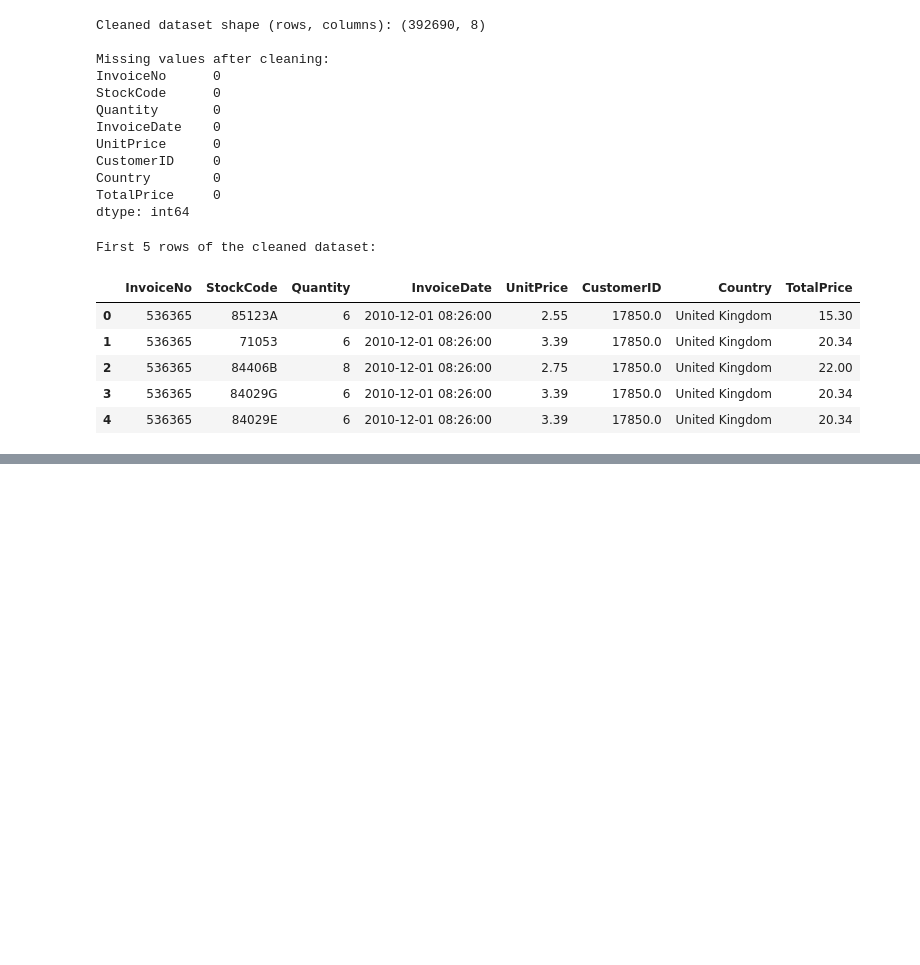
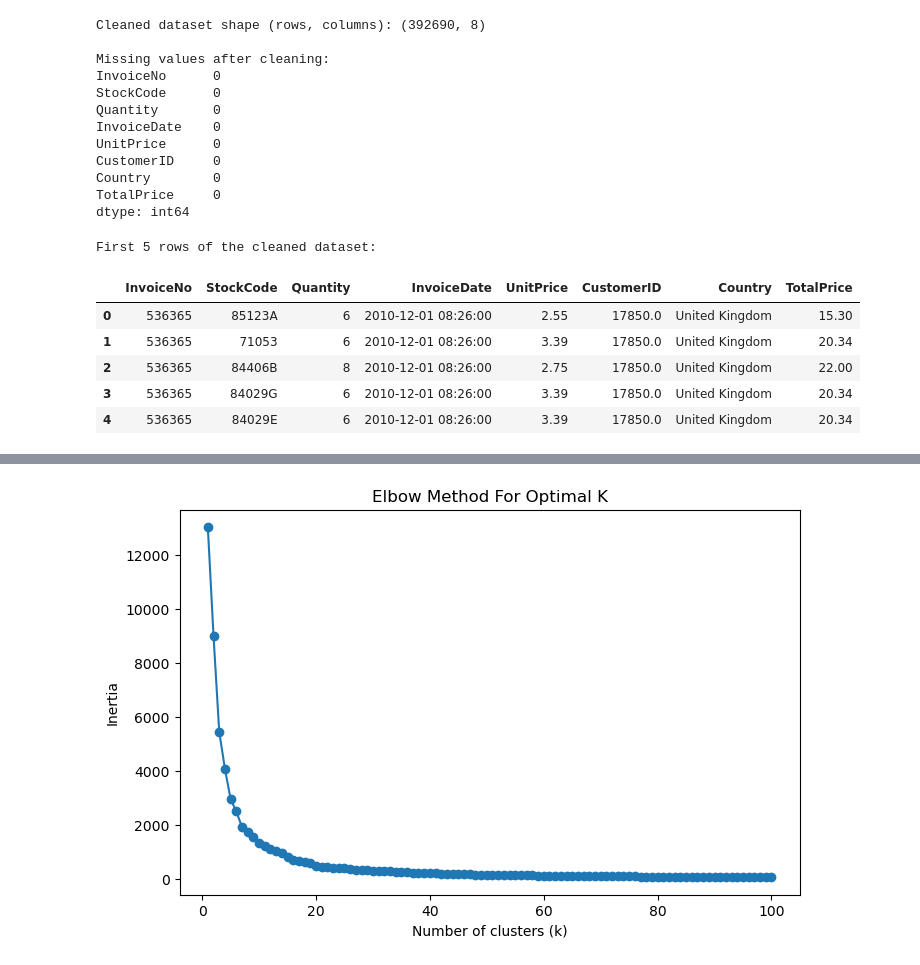
Before and after one commit to salmanizzu/customer-segmentation, a Jupyter notebook: customer-segmentation.ipynb, the cells around one changed output, grey strips where cells are left out. Drawn from its saved outputs; the diff is of its cells as text; code cells hidden in the pictures; blank space fills up the shorter version.

```diff
--- a/customer-segmentation.ipynb
+++ b/customer-segmentation.ipynb
@@ -169,0 +198,36 @@ First 5 rows of the cleaned dataset:
+# %%
+# 1. Creating the RFM (Recency, Frequency, Monetary) features
+
+# Recency: Days since the last purchase (max date - last purchase date for each customer)
+df_cleaned['InvoiceDate'] = pd.to_datetime(df_cleaned['InvoiceDate'])
+max_date = df_cleaned['InvoiceDate'].max()
+rfm = df_cleaned.groupby('CustomerID').agg({
+    'InvoiceDate': lambda x: (max_date - x.max()).days,  # Recency
+    'InvoiceNo': 'count',  # Frequency
+    'TotalPrice': 'sum'    # Monetary
+}).reset_index()
+
+# Rename columns for better understanding
+rfm.columns = ['CustomerID', 'Recency', 'Frequency', 'Monetary']
+
+# 2. Normalizing the RFM features
+scaler = StandardScaler()
+rfm_scaled = scaler.fit_transform(rfm[['Recency', 'Frequency', 'Monetary']])
+# %%
+# 3. Determining the optimal number of clusters using the Elbow method
+inertia = []  # Sum of squared distances to the nearest cluster center for different numbers of clusters
+k_values = range(1, 101)  # We will test for 1 to 10 clusters
+for k in k_values:
+    kmeans = KMeans(n_clusters=k, random_state=42)
+    kmeans.fit(rfm_scaled)
+    inertia.append(kmeans.inertia_)
+
+# Plot the Elbow method result
+plt.figure(figsize=(8, 5))
+plt.plot(k_values, inertia, marker='o')
+plt.title('Elbow Method For Optimal K')
+plt.xlabel('Number of clusters (k)')
+plt.ylabel('Inertia')
+plt.show()
+# %% [output]
+[figure, added]
```
Also changed, not shown: parts of 13 cells of this notebook, 1 other file.
